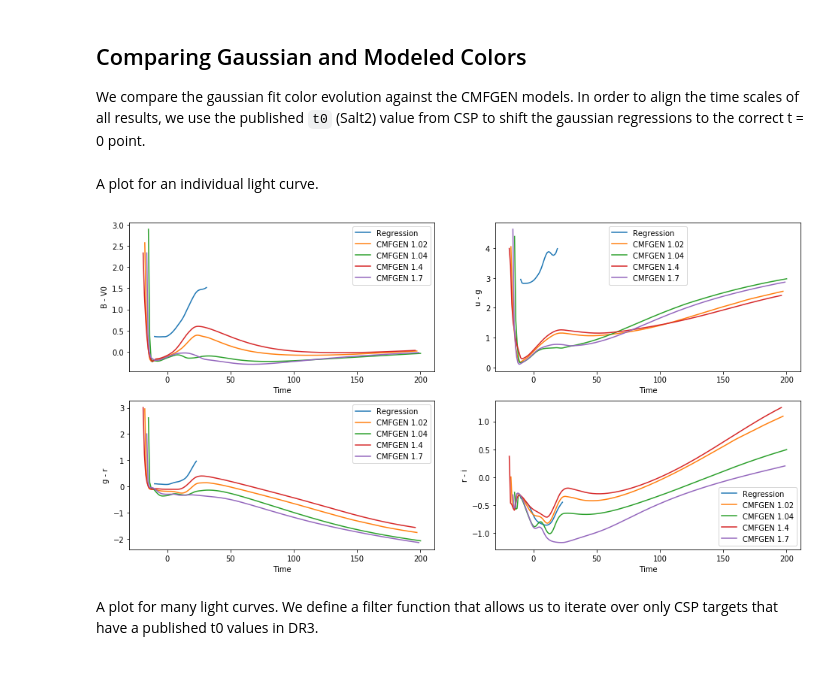
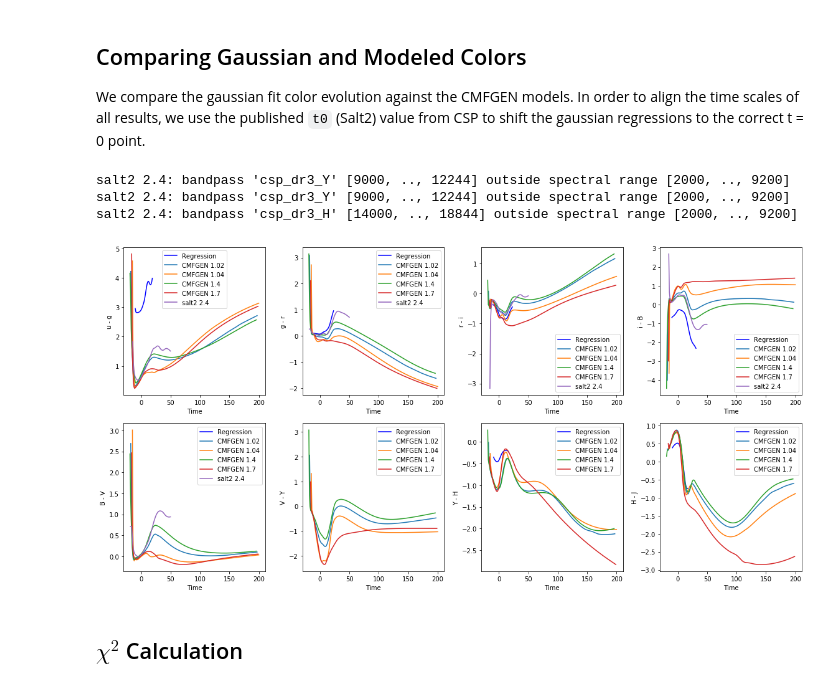
Before and after one commit to mwvgroup/csp-cmfgen, a Jupyter notebook: notebooks/gaussian_regression_colors.ipynb, the cells around one changed output. Saved outputs shown, nothing was run; the diff lists cells and outputs as text; code cells hidden in the pictures.

Commit message:
Initial work building function to calculate chi-squared

```diff
--- a/notebooks/gaussian_regression_colors.ipynb
+++ b/notebooks/gaussian_regression_colors.ipynb
@@ -34,7 +44,10 @@ plt.figure(figsize=(10, 5))
 for band_name in dr3.band_names:
     band = sncosmo.get_bandpass(band_name)
     band_label = band_name.split('_')[-1]
+
     plt.plot(band.wave, band.trans, label=band_label)
+    plt.xlabel('Wavelength (A)')
+    plt.ylabel('Transmission')
 
 plt.legend()
 plt.ylim(0, 1)
@@ -198,14 +258,18 @@ def plot_regression(data, times, pred_flux, pred_unc, bands):
 # %%
-obj_id = '2005kc'
-
 # Fit a gaussian regression
-data_table = dr3.get_data_for_id(obj_id, format_sncosmo=True)
+data_table = dr3.get_data_for_id(demo_id, format_sncosmo=True)
 gp = lc_colors.fit_gaussian_process(data_table)
 
-# Retrieve modeled flux
-times = np.arange(min(data_table['time']), max(data_table['time']))
+# Fit salt2
+salt2_model = deepcopy(salt2)
+salt2_model.set(z=data_table.meta['redshift'])
+salt2_model.set(t0=lc_colors.get_csp_t0(demo_id))
+fit_result, fitted_model = sncosmo.fit_lc(data_table, salt2_model, ['x0', 'x1', 'c'])
+
+# Plot modeled flux
 bands = set(data_table['band'])
-pred_flux, pred_unc = lc_colors.predict_light_curve(gp, bands, times)
-
-fig, axes = plot_regression(data_table, times, pred_flux, pred_unc, bands)
+time = np.arange(min(data_table['time']) - 5, max(data_table['time']) + 5)
+pred_flux, pred_unc = lc_colors.predict_light_curve(gp, bands, time)
+fig, axes = plot_regression(data_table, time, bands, pred_flux, pred_unc)
+subplot_sncosmo_fit(time, bands, fitted_model, axes)
 # %% [output]
@@ -286,27 +308,24 @@ def subplot_regression_color(data, band_combos, fig, axes, **kwargs):
         axis.plot(time - t0, color, label='Regression', **kwargs)
         legend_without_duplicate_labels(axis)
-# %% [markdown]
-A plot for an individual light curve.
 # %%
-obj_id = '2005kc'
-
-data = dr3.get_data_for_id(obj_id, True)
-band_combos = [
-    ('csp_dr3_B', 'csp_dr3_V0'),
-    ('csp_dr3_u', 'csp_dr3_g'),
-    ('csp_dr3_g', 'csp_dr3_r'),
-    ('csp_dr3_r', 'csp_dr3_i')]
-
-fig_shape = (2, 2)
+fig_shape = (2, 4)
 fig_size = (16, 8)
 fig, axes = plt.subplots(*fig_shape, figsize=fig_size)
-subplot_regression_color(data, band_combos, fig, axes)
-for model in models:
-    subplot_model_colors(model, band_combos, fig, axes)
+subplot_regression_color(data_table, color_combos, axes, color='blue')
+
+for model in model_list:
+    model.set(extebv=lc_colors.get_csp_ebv(demo_id))
+    subplot_model_colors(model, color_combos, axes)
+
+axes[-1][-1].legend()
+plt.tight_layout()
 # %% [output]
+salt2 2.4: bandpass 'csp_dr3_Y' [9000, .., 12244] outside spectral range [2000, .., 9200]
+salt2 2.4: bandpass 'csp_dr3_Y' [9000, .., 12244] outside spectral range [2000, .., 9200]
+salt2 2.4: bandpass 'csp_dr3_H' [14000, .., 18844] outside spectral range [2000, .., 9200]
-[figure, old version]
+[figure, new version]
-# %% [markdown]
-A plot for many light curves. We define a filter function that allows us to iterate over only CSP targets that have a published t0 values in DR3.
+# %% [markdown]
+## $\chi^2$ Calculation
 # %%
 def filter_func(data):
     """Return whether a target has a CSP publishd t0
```
Also changed, not shown: parts of 16 cells of this notebook, 3 other files.
